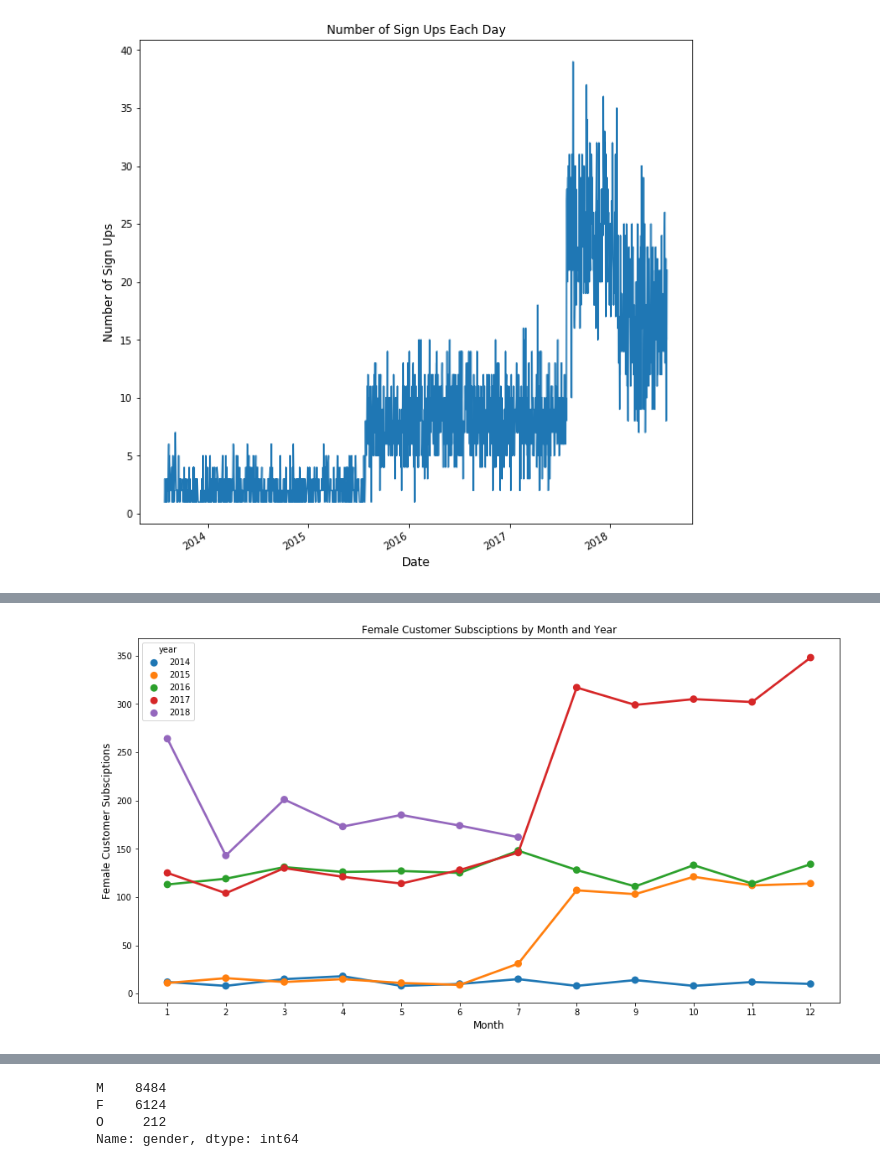
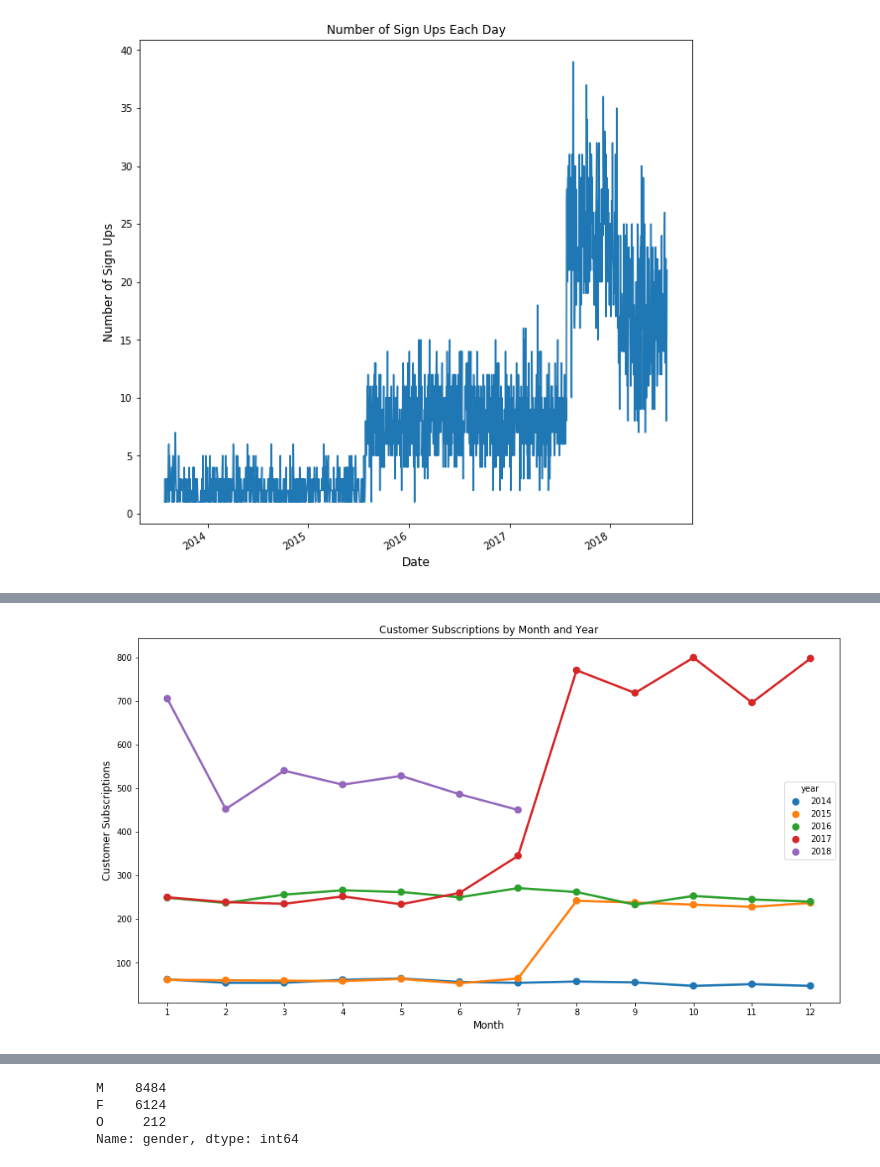
Before and after one commit to JackoChi/DSND, a Jupyter notebook: capstone_project_starbucks/starbucks_data_preprocessing.ipynb, the cells around one changed output, grey strips where cells are left out. Cells and saved outputs as stored; diff of their text form; code cells hidden in the pictures.

```diff
--- a/capstone_project_starbucks/starbucks_data_preprocessing.ipynb
+++ b/capstone_project_starbucks/starbucks_data_preprocessing.ipynb
@@ -241,9 +257,27 @@ plt.title('Number of Sign Ups Each Day')
 Text(0.5, 1.0, 'Number of Sign Ups Each Day')
 [figure]
 # %%
-membership_subs = profile[profile['year'] >= 2014].groupby(['year','month'], as_index=False).agg({'id':'count'})
-plt.figure(figsize=(15,8))
-sns.pointplot(x="month", y="id", hue="year", data = membership_subs)
-plt.ylabel('Customer Subsciptions', fontsize = 12)
-plt.xlabel('Month', fontsize = 12)
-plt.title('Customer Subsciptions by Month and Year');
+def subscription_plot(field, value, conditions = False):
+    '''
+    plot the different customer subscription trend varies by year.
+
+    inputs: field: column name; value: conditions
+
+    '''
+
+    if conditions == False:
+
+        subscription_subs = profile[profile['year'] >= 2014].groupby(['year', 'month'], as_index=False).agg({'id':'count'})
+        plt.figure(figsize=(15,8))
+        sns.pointplot(x='month', y='id', hue='year', data=subscription_subs)
+        plt.ylabel('Customer Subscriptions', fontsize = 12)
+        plt.xlabel('Month', fontsize = 12)
+        plt.title('Customer Subscriptions by Month and Year')
+
+    else:
+        subscription_subs = profile[(profile['year'] >= 2014) & (profile[field] == value)].groupby(['year', 'month'], as_index=False).agg({'id':'count'})
+        plt.figure(figsize=(15,8))
+        sns.pointplot(x='month', y='id', hue='year', data=subscription_subs)
+        plt.ylabel('Customer Subscriptions', fontsize = 12)
+        plt.xlabel('Month', fontsize = 12)
+        plt.title('Customer Subscriptions by Month and Year by {} {}'.format(field, value))
@@ -273,9 +284,4 @@ plt.title('Male Customer Subsciptions by Month and Year');
-# %%
-membership_subs_female = profile[(profile['year'] >= 2014) & (profile['gender'] == 'F')].groupby(['year','month'], as_index=False).agg({'id':'count'})
-plt.figure(figsize=(15,8))
-sns.pointplot(x="month", y="id", hue="year", data = membership_subs_female)
-plt.ylabel('Female Customer Subsciptions', fontsize = 12)
-plt.xlabel('Month', fontsize = 12)
-plt.title('Female Customer Subsciptions by Month and Year');
-# %% [output]
-[figure, removed]
+# %%
+subscription_plot(None, None)
+# %% [output]
+[figure, added]
```
Also changed, not shown: parts of 9 cells of this notebook.
